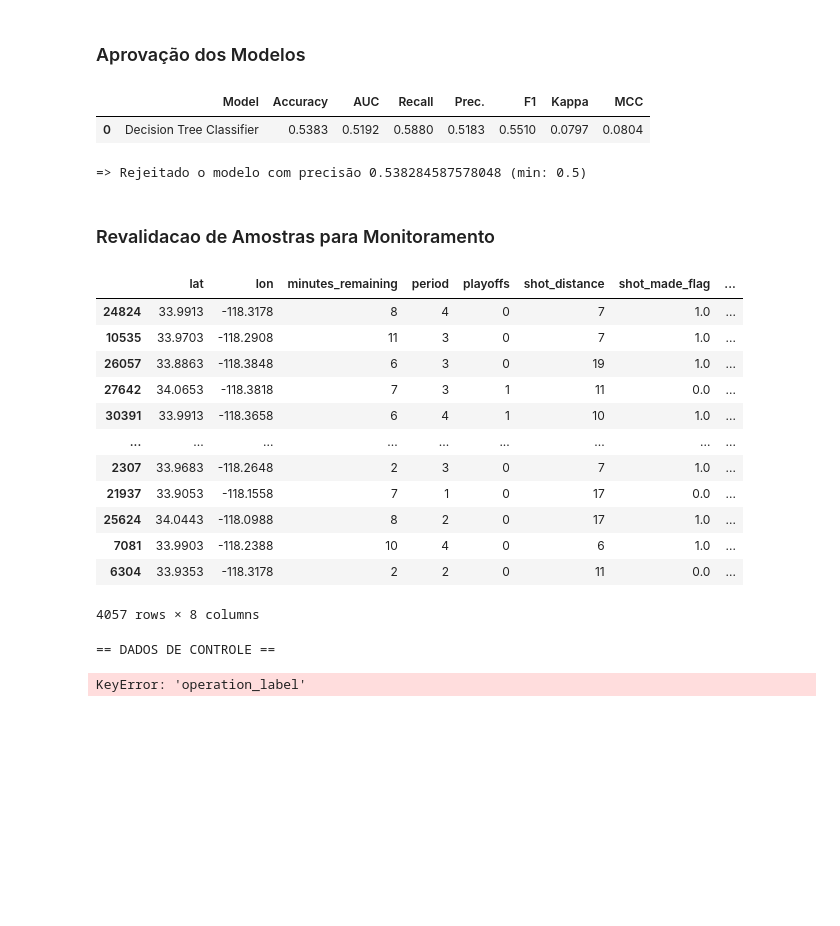
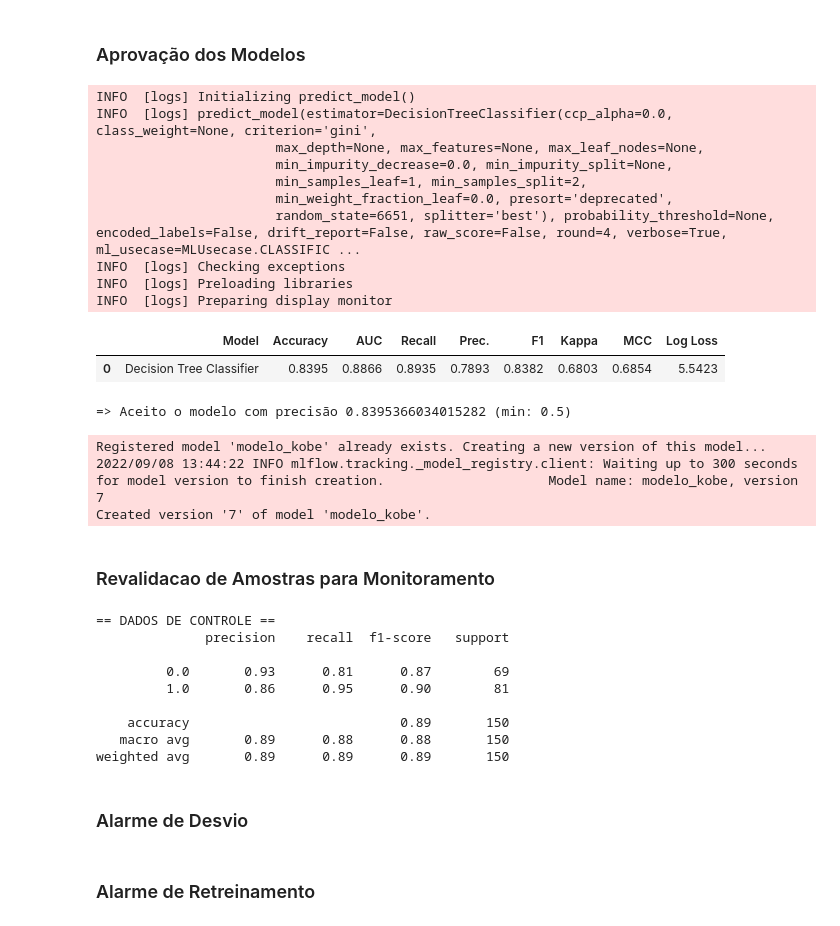
Before and after one commit to BIRDRED/ProjetoKobe, a Jupyter notebook: Code/ProjetoKobe.ipynb, the cells around one changed output. Cells and saved outputs as stored; diff of their text form; code cells hidden in the pictures; blank space fills up the shorter version.

```diff
--- a/Code/ProjetoKobe.ipynb
+++ b/Code/ProjetoKobe.ipynb
@@ -68,9 +81,6 @@ experiment_id = experiment.experiment_id
 # PARAMETROS: top_features,
 # METRICS: SHAPE de cada base de dados
 # ARTIFACTS: nenhum
-
-
-
 
 with mlflow.start_run(experiment_id=experiment_id, run_name = 'PreparacaoDados'):
     df_kobe = pd.read_csv('../Data/Raw/kobe_dataset.csv',sep=',')
@@ -87,8 +97,12 @@ with mlflow.start_run(experiment_id=experiment_id, run_name = 'PreparacaoDados')
     xtrain, data_operation, ytrain, ytest = model_selection.train_test_split(df_kobe_2p,
                                                                             df_kobe_2p[kobe_target_col],
                                                                             test_size=test_size)
+
+    data_novelty = df_kobe_3p.copy()
+
     xtrain.to_parquet('../Data/Processed/data_filtered.parquet')
     data_operation.to_parquet('../Data/Processed/base_8020.parquet')
+    data_novelty.to_parquet('../Data/Processed/base_kobe_novidade.parquet')
 
     # LOG DE PARAMETROS DO MODELO
     mlflow.log_param("test_size", test_size)
@@ -199,2 +254,0 @@ Transformation Pipeline and Model Successfully Loaded
-# %%
-pred_holdout = pc.predict_model(bestmodel)
@@ -212,7 +323,6 @@ from mlflow.tracking import MlflowClient
 mlflow.set_tracking_uri("sqlite:///../mlruns.db")
 
 registered_model_name = 'modelo_kobe'
-min_precision = 0.7
 model_version = -1 # recuperar a ultima versao
 nexamples = 4
 # %%
@@ -419,2 +417,0 @@ Transformation Pipeline and Model Successfully Loaded
-# %%
-pred_holdout = pc.predict_model(bestmodel)
@@ -507,7 +492,7 @@ model_version = -1 # recuperar a ultima versao
 
 
 with mlflow.start_run(experiment_id=experiment_id, run_name = 'AprovacaoModelo'):
-    pred_holdout = pc.predict_model(bestmodel)
+    pred_holdout = pc.predict_model(bestmodel[0])
     acc = metrics.accuracy_score(pred_holdout[kobe_target_col], pred_holdout['Label'])
     if acc > min_precision:
         print(f'=> Aceito o modelo com precisão {acc} (min: {min_accuracy})')
@@ -520,54 +505,51 @@ with mlflow.start_run(experiment_id=experiment_id, run_name = 'AprovacaoModelo')
         # Log do pipeline de modelagem do sklearn e registrar como uma nova versao
         mlflow.sklearn.log_model(
             sk_model=model_pipe,
             artifact_path="sklearn-model",
             registered_model_name=registered_model_name,
             signature = inf_signature,
             input_example = input_example
         )
         # Criacao do cliente do servico MLFlow e atualizacao versao modelo
         client = MlflowClient()
         if model_version == -1:
             model_version = client.get_latest_versions(registered_model_name)[-1].version
         # Registrar o modelo como staging
         client.transition_model_version_stage(
             name=registered_model_name,
             version=model_version, # Verificar com usuario qual versao
             stage="Staging"
         )
     else:
         print(f'=> Rejeitado o modelo com precisão {acc} (min: {min_accuracy})')
 
     # LOG DE PARAMETROS DO MODELO
     mlflow.log_param("precisao_minima", min_accuracy)
 
     # LOG DE METRICAS GLOBAIS
     mlflow.log_metric("new_version", model_version)
     mlflow.log_metric("accuracy", acc)
 
 mlflow.end_run()
 # %% [output]
+INFO  [logs] Initializing predict_model()
+INFO  [logs] predict_model(estimator=DecisionTreeClassifier(ccp_alpha=0.0, class_weight=None, criterion='gini',
+                       max_depth=None, max_features=None, max_leaf_nodes=None,
+                       min_impurity_decrease=0.0, min_impurity_split=None,
+                       min_samples_leaf=1, min_samples_split=2,
+                       min_weight_fraction_leaf=0.0, presort='deprecated',
+                       random_state=6651, splitter='best'), probability_threshold=None, encoded_labels=False, drift_report=False, raw_score=False, round=4, verbose=True, ml_usecase=MLUsecase.CLASSIFIC ...
+INFO  [logs] Checking exceptions
+INFO  [logs] Preloading libraries
+INFO  [logs] Preparing display monitor
-|  | Model | Accuracy | AUC | Recall | Prec. | F1 | Kappa | MCC |
-| 0 | Decision Tree Classifier | 0.5383 | 0.5192 | 0.5880 | 0.5183 | 0.5510 | 0.0797 | 0.0804 |
+|  | Model | Accuracy | AUC | Recall | Prec. | F1 | Kappa | MCC | Log Loss |
+| 0 | Decision Tree Classifier | 0.8395 | 0.8866 | 0.8935 | 0.7893 | 0.8382 | 0.6803 | 0.6854 | 5.5423 |
-=> Rejeitado o modelo com precisão 0.538284587578048 (min: 0.5)
+=> Aceito o modelo com precisão 0.8395366034015282 (min: 0.5)
+Registered model 'modelo_kobe' already exists. Creating a new version of this model...
+2022/09/08 13:44:22 INFO mlflow.tracking._model_registry.client: Waiting up to 300 seconds for model version to finish creation.                     Model name: modelo_kobe, version 7
+Created version '7' of model 'modelo_kobe'.
 # %% [markdown]
 ### Revalidacao de Amostras para Monitoramento
-# %%
-data_operation
-# %% [output]
-|  | lat | lon | minutes_remaining | period | playoffs | shot_distance | shot_made_flag | ... |
-| 24824 | 33.9913 | -118.3178 | 8 | 4 | 0 | 7 | 1.0 | ... |
-| 10535 | 33.9703 | -118.2908 | 11 | 3 | 0 | 7 | 1.0 | ... |
-| 26057 | 33.8863 | -118.3848 | 6 | 3 | 0 | 19 | 1.0 | ... |
-| 27642 | 34.0653 | -118.3818 | 7 | 3 | 1 | 11 | 0.0 | ... |
-| 30391 | 33.9913 | -118.3658 | 6 | 4 | 1 | 10 | 1.0 | ... |
-| ... | ... | ... | ... | ... | ... | ... | ... | ... |
-| 2307 | 33.9683 | -118.2648 | 2 | 3 | 0 | 7 | 1.0 | ... |
-| 21937 | 33.9053 | -118.1558 | 7 | 1 | 0 | 17 | 0.0 | ... |
-| 25624 | 34.0443 | -118.0988 | 8 | 2 | 0 | 17 | 1.0 | ... |
-| 7081 | 33.9903 | -118.2388 | 10 | 4 | 0 | 6 | 1.0 | ... |
-| 6304 | 33.9353 | -118.3178 | 2 | 2 | 0 | 11 | 0.0 | ... |
-4057 rows × 8 columns
 # %%
 # COLOCAR RUN REVALIDACAO
 # PARAMETROS: min_samples_control
@@ -580,7 +562,7 @@ min_samples_control = 150
 
 with mlflow.start_run(experiment_id=experiment_id, run_name = 'RevalidacaoOperacao'):
 
-    data_operation = pd.read_parquet('../Data/Processed/base_8020.parquet')
+    data_operation = pd.read_parquet('../Data/Modeling/modelo_kobe_operacao.parquet')
 
     data_control = data_operation.sample(min_samples_control, random_state=SEED)
     data_control.to_parquet('../Data/Processed/modelo_kobe_controle.parquet')
@@ -603,4 +585,13 @@ with mlflow.start_run(experiment_id=experiment_id, run_name = 'RevalidacaoOperac
 mlflow.end_run()
 # %% [output]
 == DADOS DE CONTROLE ==
+              precision    recall  f1-score   support
+
+         0.0       0.93      0.81      0.87        69
+         1.0       0.86      0.95      0.90        81
+
+    accuracy                           0.89       150
+   macro avg       0.89      0.88      0.88       150
+weighted avg       0.89      0.89      0.89       150
-KeyError: 'operation_label'
+# %% [markdown]
+### Alarme de Desvio
@@ -606,0 +619,2 @@ KeyError: 'operation_label'
+# %% [markdown]
+### Alarme de Retreinamento
```
Also changed, not shown: parts of 73 cells of this notebook, 2 other files.
